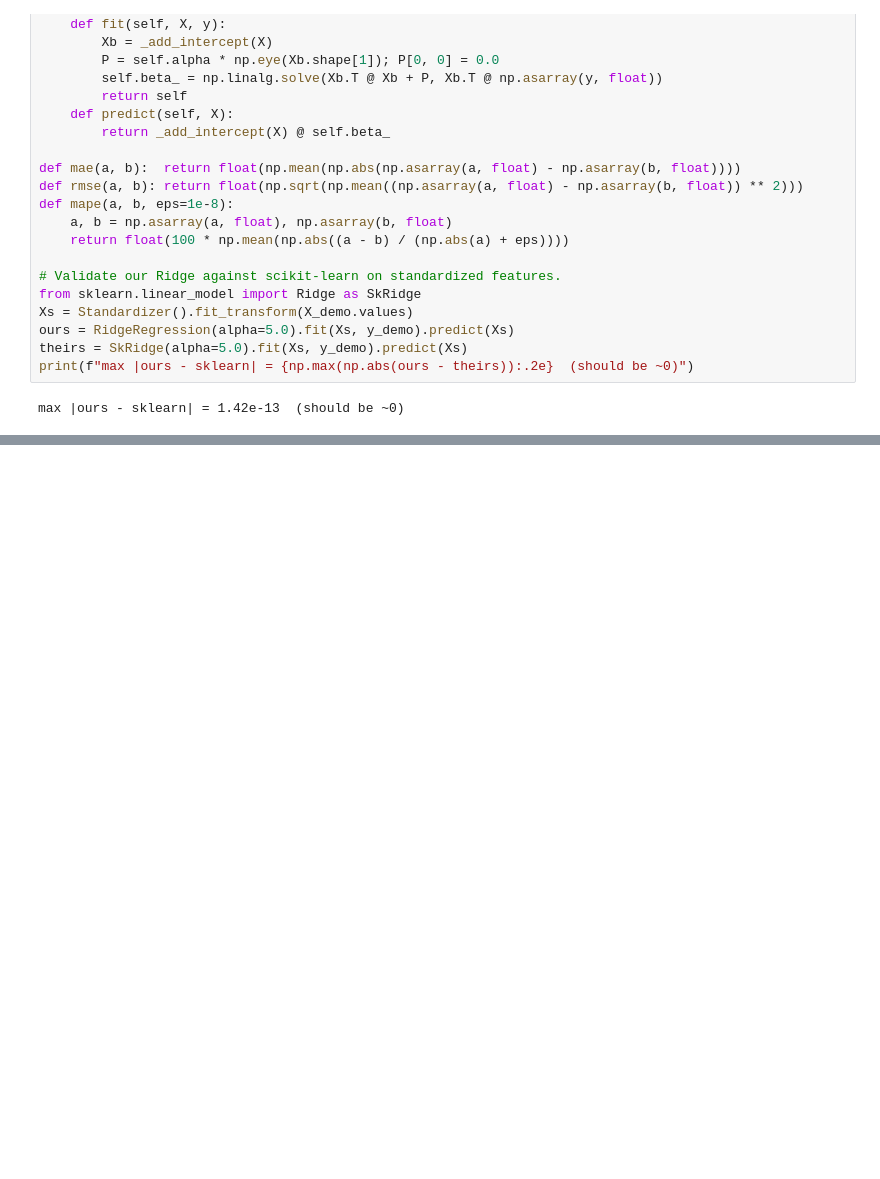
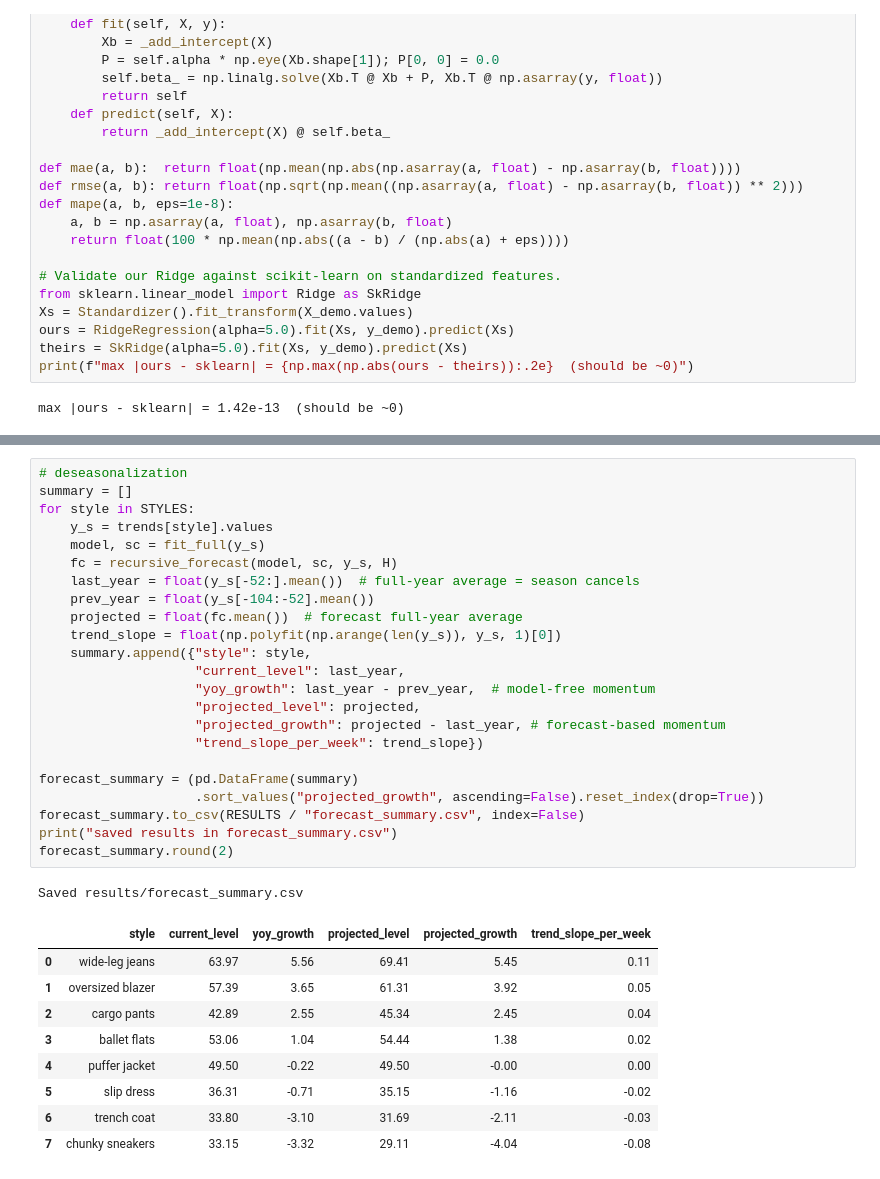
Before and after one commit to radostinaaa/trend-forecasting, a Jupyter notebook: 01_timeseries_forecasting.ipynb, the cells around one changed output, grey strips where cells are left out. Cells and saved outputs as stored; diff of their text form; blank space fills up the shorter version.

```diff
--- a/01_timeseries_forecasting.ipynb
+++ b/01_timeseries_forecasting.ipynb
@@ -232,0 +328,34 @@ max |ours - sklearn| = 1.42e-13  (should be ~0)
+# %%
+# deseasonalization
+summary = []
+for style in STYLES:
+    y_s = trends[style].values
+    model, sc = fit_full(y_s)
+    fc = recursive_forecast(model, sc, y_s, H)
+    last_year = float(y_s[-52:].mean())  # full-year average = season cancels
+    prev_year = float(y_s[-104:-52].mean())
+    projected = float(fc.mean())  # forecast full-year average
+    trend_slope = float(np.polyfit(np.arange(len(y_s)), y_s, 1)[0])
+    summary.append({"style": style,
+                    "current_level": last_year,
+                    "yoy_growth": last_year - prev_year,  # model-free momentum
+                    "projected_level": projected,
+                    "projected_growth": projected - last_year, # forecast-based momentum
+                    "trend_slope_per_week": trend_slope})
+
+forecast_summary = (pd.DataFrame(summary)
+                    .sort_values("projected_growth", ascending=False).reset_index(drop=True))
+forecast_summary.to_csv(RESULTS / "forecast_summary.csv", index=False)
+print("saved results in forecast_summary.csv")
+forecast_summary.round(2)
+# %% [output]
+Saved results/forecast_summary.csv
+|  | style | current_level | yoy_growth | projected_level | projected_growth | trend_slope_per_week |
+| 0 | wide-leg jeans | 63.97 | 5.56 | 69.41 | 5.45 | 0.11 |
+| 1 | oversized blazer | 57.39 | 3.65 | 61.31 | 3.92 | 0.05 |
+| 2 | cargo pants | 42.89 | 2.55 | 45.34 | 2.45 | 0.04 |
+| 3 | ballet flats | 53.06 | 1.04 | 54.44 | 1.38 | 0.02 |
+| 4 | puffer jacket | 49.50 | -0.22 | 49.50 | -0.00 | 0.00 |
+| 5 | slip dress | 36.31 | -0.71 | 35.15 | -1.16 | -0.02 |
+| 6 | trench coat | 33.80 | -3.10 | 31.69 | -2.11 | -0.03 |
+| 7 | chunky sneakers | 33.15 | -3.32 | 29.11 | -4.04 | -0.08 |
```
Also changed, not shown: parts of 11 cells of this notebook.
